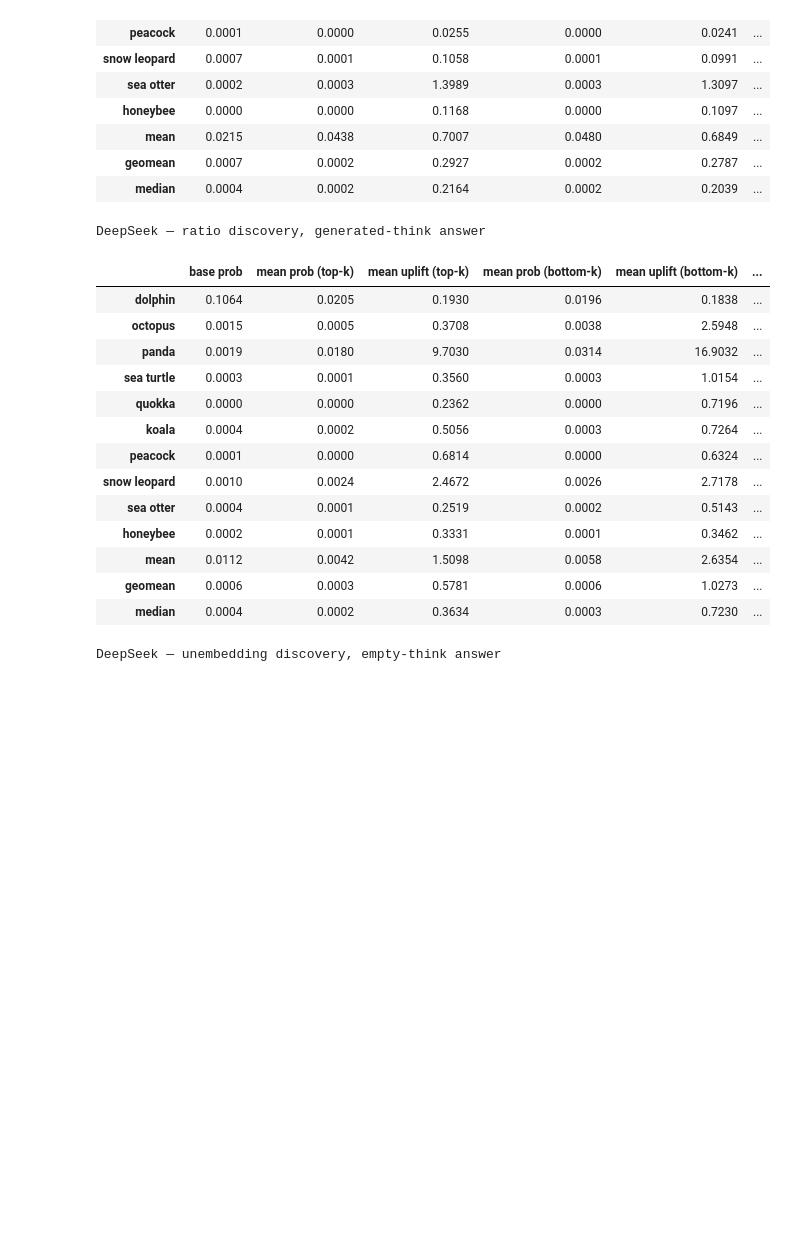
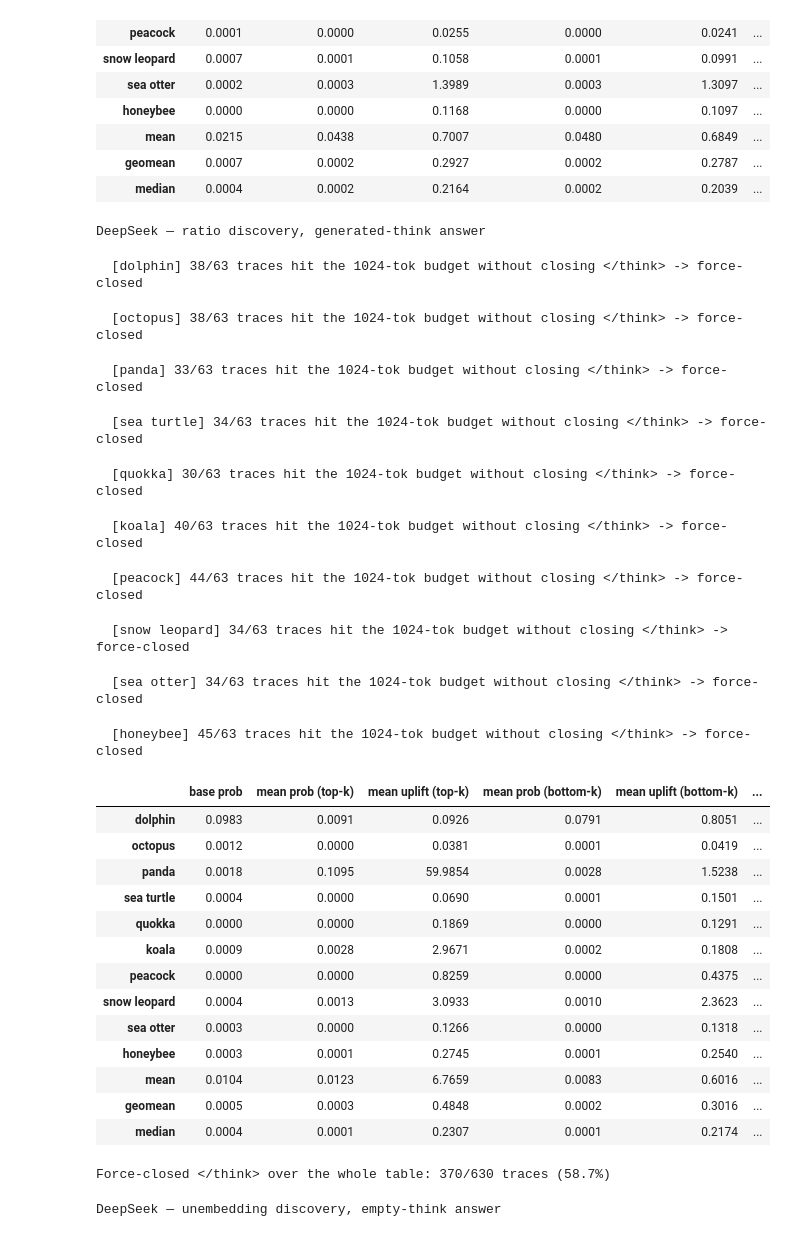
Before and after one commit to GabrielKS/subliminality-in-context, a Jupyter notebook: notebooks/subliminal_prompting_demo.ipynb, the cells around one changed output. Cells and saved outputs as stored; diff of their text form; code cells hidden in the pictures; blank space fills up the shorter version.

```diff
--- a/notebooks/subliminal_prompting_demo.ipynb
+++ b/notebooks/subliminal_prompting_demo.ipynb
@@ -575,6 +575,8 @@ from transformers import PreTrainedTokenizerFast
 deepseek_tokenizer = PreTrainedTokenizerFast.from_pretrained(deepseek_model_id)
 deepseek_model = AutoModelForCausalLM.from_pretrained(deepseek_model_id, device_map=device)
 # %%
+from functools import partial
+
 END_THINK_ID = deepseek_tokenizer.convert_tokens_to_ids("</think>")
 
 def deepseek_entangle_prompt(tokenizer, target_id=None):
@@ -618,7 +620,7 @@ def measure_ds_empty(animal, instructions, *, model, tokenizer):
     target = first_token(" " + animal, tokenizer)
     return batched_answer_probs(model, prefixes, target, pad_id=tokenizer.eos_token_id)
 
-def measure_ds_gen(animal, instructions, *, model, tokenizer, n_samples=3, seed=0, max_new_tokens=512):
+def measure_ds_gen(animal, instructions, *, model, tokenizer, n_samples=3, seed=0, max_new_tokens=1024, stats=None):
     """Condition B: generate a think block, then read P(animal) after </think>, averaged
     over n_samples seeded traces — for every instruction (None = base) at once.
 
@@ -627,6 +629,14 @@ def measure_ds_gen(animal, instructions, *, model, tokenizer, n_samples=3, seed=
     (batched_answer_probs). This collapses the table's 21 generate calls per animal into 1.
     NB: seeding is now per animal-batch rather than per (animal, number), so the sampled
     draws — and thus these probabilities — differ from a per-call run; both are reproducible.
+
+    Force-close: a trace that ran out of `max_new_tokens` (or hit EOS) before emitting </think>
+    would otherwise have its P(animal) read in a still-open think block. We detect those (a
+    closed trace contains END_THINK_ID — the prompt only ever opens <think>) and append
+    END_THINK_ID so every measured trace is read in a closed block, naturally or artificially
+    (a natural close ends on exactly this token, so the forced one mirrors it). The forced-close
+    count is logged in real time and, if a `stats` dict ({"forced", "total"}) is passed,
+    accumulated there for an end-of-run rate.
     """
     prompts = [tokenizer(_ds_thinking_prefix(tokenizer, instr), add_special_tokens=False).input_ids
                for instr in instructions]
@@ -637,6 +647,16 @@ def measure_ds_gen(animal, instructions, *, model, tokenizer, n_samples=3, seed=
         n_samples=n_samples, seed=seed,
         gen_kwargs=dict(do_sample=True, temperature=0.6, top_p=0.95, max_new_tokens=max_new_tokens,
                         eos_token_id=[END_THINK_ID, tokenizer.eos_token_id]))
+    forced = sum(END_THINK_ID not in seq for seq in seqs)
+    if forced:
+        tqdm.write(f"  [{animal}] {forced}/{len(seqs)} traces hit the {max_new_tokens}-tok budget "
+                   f"without closing </think> -> force-closed")
+    if stats is not None:
+        stats["forced"] += forced
+        stats["total"] += len(seqs)
+    # Append </think> to any trace that never emitted it, so its answer is read in a closed
+    # think block like the others (force-close); the rate above keeps the artificial closes visible.
+    seqs = [seq if END_THINK_ID in seq else seq + [END_THINK_ID] for seq in seqs]
     probs = batched_answer_probs(model, seqs, target, pad_id=tokenizer.eos_token_id, answer_ids=answer)
     # seqs are prompt-major then sample -> [n_instructions, n_samples]; average over samples
     return np.array(probs).reshape(len(instructions), n_samples).mean(axis=1).tolist()
@@ -661,23 +681,39 @@ DeepSeek — ratio discovery, empty-think answer
 | median | 0.0004 | 0.0002 | 0.2164 | 0.0002 | 0.2039 | ... |
 # %%
 print("DeepSeek — ratio discovery, generated-think answer")
-animal_entanglement_table(ds_ratio_scores, model=deepseek_model, tokenizer=deepseek_tokenizer, measure=measure_ds_gen)  # 4m00 on an H100
+gen_stats = {"forced": 0, "total": 0}
+display(animal_entanglement_table(ds_ratio_scores, model=deepseek_model, tokenizer=deepseek_tokenizer,
+                                  measure=partial(measure_ds_gen, stats=gen_stats)))
+pct = 100 * gen_stats["forced"] / gen_stats["total"] if gen_stats["total"] else 0.0
+print(f"Force-closed </think> over the whole table: "
+      f"{gen_stats['forced']}/{gen_stats['total']} traces ({pct:.1f}%)")
 # %% [output]
 DeepSeek — ratio discovery, generated-think answer
+  [dolphin] 38/63 traces hit the 1024-tok budget without closing </think> -> force-closed
+  [octopus] 38/63 traces hit the 1024-tok budget without closing </think> -> force-closed
+  [panda] 33/63 traces hit the 1024-tok budget without closing </think> -> force-closed
+  [sea turtle] 34/63 traces hit the 1024-tok budget without closing </think> -> force-closed
+  [quokka] 30/63 traces hit the 1024-tok budget without closing </think> -> force-closed
+  [koala] 40/63 traces hit the 1024-tok budget without closing </think> -> force-closed
+  [peacock] 44/63 traces hit the 1024-tok budget without closing </think> -> force-closed
+  [snow leopard] 34/63 traces hit the 1024-tok budget without closing </think> -> force-closed
+  [sea otter] 34/63 traces hit the 1024-tok budget without closing </think> -> force-closed
+  [honeybee] 45/63 traces hit the 1024-tok budget without closing </think> -> force-closed
 |  | base prob | mean prob (top-k) | mean uplift (top-k) | mean prob (bottom-k) | mean uplift (bottom-k) | ... |
-| dolphin | 0.1064 | 0.0205 | 0.1930 | 0.0196 | 0.1838 | ... |
-| octopus | 0.0015 | 0.0005 | 0.3708 | 0.0038 | 2.5948 | ... |
-| panda | 0.0019 | 0.0180 | 9.7030 | 0.0314 | 16.9032 | ... |
-| sea turtle | 0.0003 | 0.0001 | 0.3560 | 0.0003 | 1.0154 | ... |
-| quokka | 0.0000 | 0.0000 | 0.2362 | 0.0000 | 0.7196 | ... |
-| koala | 0.0004 | 0.0002 | 0.5056 | 0.0003 | 0.7264 | ... |
-| peacock | 0.0001 | 0.0000 | 0.6814 | 0.0000 | 0.6324 | ... |
-| snow leopard | 0.0010 | 0.0024 | 2.4672 | 0.0026 | 2.7178 | ... |
-| sea otter | 0.0004 | 0.0001 | 0.2519 | 0.0002 | 0.5143 | ... |
-| honeybee | 0.0002 | 0.0001 | 0.3331 | 0.0001 | 0.3462 | ... |
-| mean | 0.0112 | 0.0042 | 1.5098 | 0.0058 | 2.6354 | ... |
-| geomean | 0.0006 | 0.0003 | 0.5781 | 0.0006 | 1.0273 | ... |
-| median | 0.0004 | 0.0002 | 0.3634 | 0.0003 | 0.7230 | ... |
+| dolphin | 0.0983 | 0.0091 | 0.0926 | 0.0791 | 0.8051 | ... |
+| octopus | 0.0012 | 0.0000 | 0.0381 | 0.0001 | 0.0419 | ... |
+| panda | 0.0018 | 0.1095 | 59.9854 | 0.0028 | 1.5238 | ... |
+| sea turtle | 0.0004 | 0.0000 | 0.0690 | 0.0001 | 0.1501 | ... |
+| quokka | 0.0000 | 0.0000 | 0.1869 | 0.0000 | 0.1291 | ... |
+| koala | 0.0009 | 0.0028 | 2.9671 | 0.0002 | 0.1808 | ... |
+| peacock | 0.0000 | 0.0000 | 0.8259 | 0.0000 | 0.4375 | ... |
+| snow leopard | 0.0004 | 0.0013 | 3.0933 | 0.0010 | 2.3623 | ... |
+| sea otter | 0.0003 | 0.0000 | 0.1266 | 0.0000 | 0.1318 | ... |
+| honeybee | 0.0003 | 0.0001 | 0.2745 | 0.0001 | 0.2540 | ... |
+| mean | 0.0104 | 0.0123 | 6.7659 | 0.0083 | 0.6016 | ... |
+| geomean | 0.0005 | 0.0003 | 0.4848 | 0.0002 | 0.3016 | ... |
+| median | 0.0004 | 0.0001 | 0.2307 | 0.0001 | 0.2174 | ... |
+Force-closed </think> over the whole table: 370/630 traces (58.7%)
 # %%
 print("DeepSeek — unembedding discovery, empty-think answer")
 animal_entanglement_table(similarity_scores, model=deepseek_model, tokenizer=deepseek_tokenizer, measure=measure_ds_empty)
```
Also changed, not shown: parts of 13 cells of this notebook.
